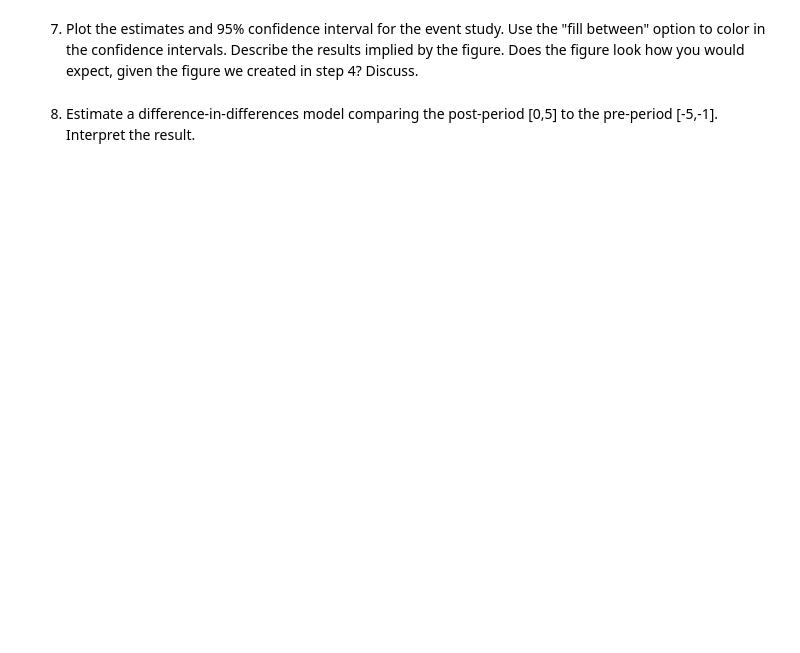
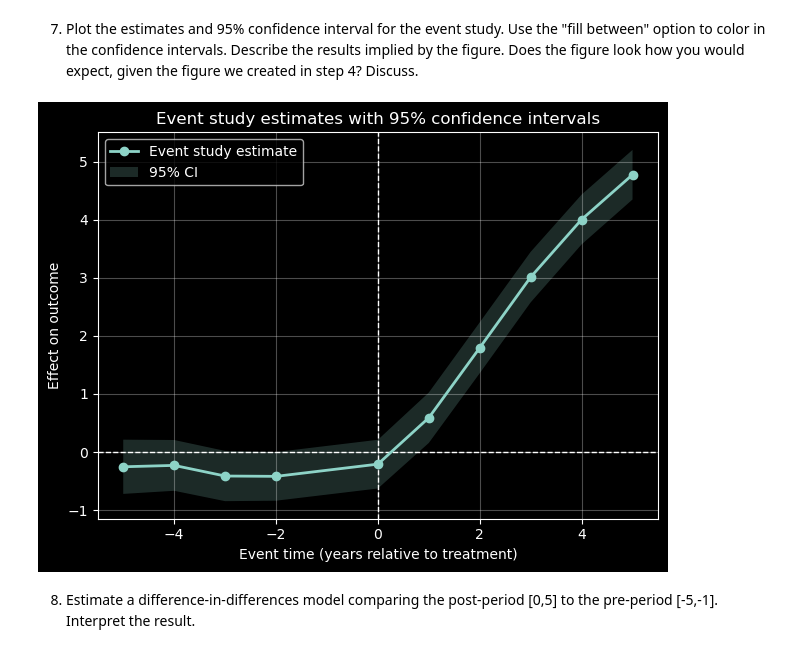
Before and after one commit to messymoose/ECON570, a Jupyter notebook: projects/cp4_f25.ipynb, the cells around one changed output. Saved outputs shown, nothing was run; the diff lists cells and outputs as text; code cells hidden in the pictures; blank space fills up the shorter version.

```diff
--- a/projects/cp4_f25.ipynb
+++ b/projects/cp4_f25.ipynb
@@ -22,2 +121,15 @@ The data 'cp4_event.csv' contains simulated panel data with an observation for a
 # %% [markdown]
 5. Limit the relative years to those between -5 and +5 (including the endpoints) for the treated individuals. Generate relative time-to-treatment indicators.
+# %%
+event["rel_year"] = event["year"] - event["treat_year"]
+
+event = event.loc[
+    (event["treated"] == 0) |
+    ((event["rel_year"] >= -5) & (event["rel_year"] <= 5))
+].copy()
+
+for i in range(-5, 6):
+    colname = f"rel_{i}"
+    event[colname] = (event["rel_year"] == i).astype(int)
+
+event.head()
@@ -26,4 +185,34 @@ The data 'cp4_event.csv' contains simulated panel data with an observation for a
 # %% [markdown]
 7. Plot the estimates and 95% confidence interval for the event study. Use the "fill between" option to color in the confidence intervals. Describe the results implied by the figure. Does the figure look how you would expect, given the figure we created in step 4? Discuss.
+# %%
+plt.axhline(0, linestyle="--", linewidth=1)
+plt.axvline(0, linestyle="--", linewidth=1)
+
+plt.plot(
+    event_es["rel_time"],
+    event_es["beta"],
+    marker="o",
+    linewidth=2,
+    label="Event study estimate"
+)
+
+plt.fill_between(
+    event_es["rel_time"],
+    event_es["ci_lower"],
+    event_es["ci_upper"],
+    alpha=0.2,
+    label="95% CI"
+)
+
+plt.xlabel("Event time (years relative to treatment)")
+plt.ylabel("Effect on outcome")
+plt.title("Event study estimates with 95% confidence intervals")
+plt.legend()
+plt.grid(alpha=0.3)
+
+plt.tight_layout()
+plt.show()
+# %% [output]
+[figure, added]
 # %% [markdown]
 8. Estimate a difference-in-differences model comparing the post-period \[0,5\] to the pre-period \[-5,-1\]. Interpret the result.
```
Also changed, not shown: parts of 11 cells of this notebook.
